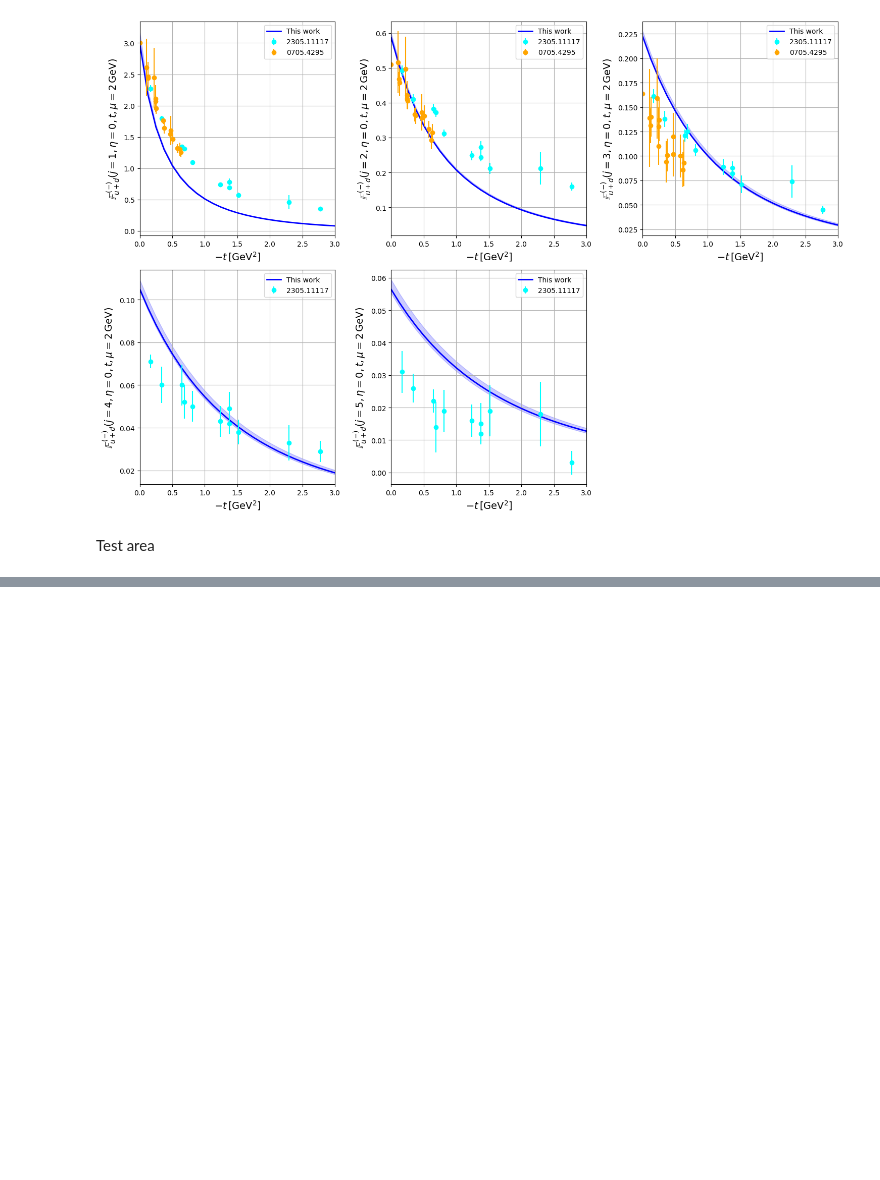
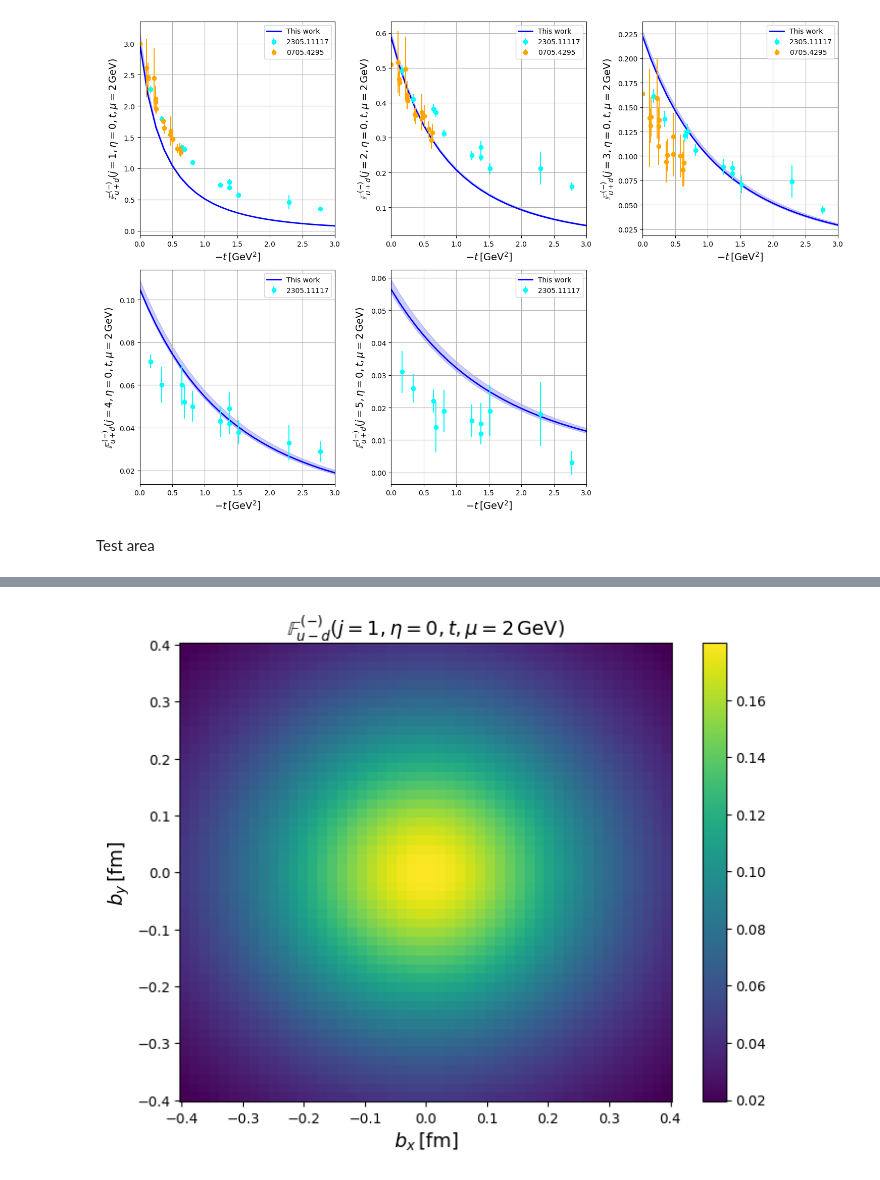
Before and after one commit to HechenMountain/stringy-gpds, a Jupyter notebook: MSTWpdf.ipynb, the cells around one changed output, grey strips where cells are left out. Drawn from its saved outputs; the diff is of its cells as text; code cells hidden in the pictures; blank space fills up the shorter version.

```diff
--- a/MSTWpdf.ipynb
+++ b/MSTWpdf.ipynb
@@ -856,9 +1113,12 @@ def RGE_non_singlet(GPD_in,j,mu2):
 # %% [markdown]
 Plots
 # %%
+# Define plot funtion
 moment_to_function = {
     ("NonSingletIsovector", "A"): uv_minus_dv_Regge,
-    ("NonSingletIsoscalar", "A"): uv_plus_dv_Regge
+    #("NonSingletIsovector", "A"): u_minus_d_Regge,
+    ("NonSingletIsoscalar", "A"): uv_plus_dv_Regge,
+    #("NonSingletIsoscalar", "A"): u_plus_d_Regge
 }
 
 def plot_moments(moment_type, moment_label, y_label, t_max=3, n_t=50, num_columns=3):
@@ -904,14 +1164,14 @@ def plot_moments(moment_type, moment_label, y_label, t_max=3, n_t=50, num_column
 
         if function:
             x_RGE_evolved_moment = RGE_non_singlet(
-                x_integrated_moment(function, n, 0, t_fine, error_type="central"), n, 2**2
-            )[0, 0, :]
+                function(n, 0, t_fine, error_type="central"), n, 2**2
+            )[0, :]
             x_plus_RGE_evolved_moment = RGE_non_singlet(
-                x_integrated_moment(function, n, 0, t_fine, error_type="plus"), n, 2**2
-            )[0, 0, :]
+                function(n, 0, t_fine, error_type="plus"), n, 2**2
+            )[ 0, :]
             x_minus_RGE_evolved_moment = RGE_non_singlet(
-                x_integrated_moment(function, n, 0, t_fine, error_type="minus"), n, 2**2
-            )[0, 0, :]
+                function(n, 0, t_fine, error_type="minus"), n, 2**2
+            )[0, :]
         else:
             print(f"Function for {moment_type} and {moment_label} not found.")
             continue
@@ -1020,0 +1311,7 @@ print(FT_moment(moment_type,moment_label,1,b_vec,r_max, num_points))
+# %%
+moment_type = "NonSingletIsovector"
+moment_label = "A"
+plot_title = "$\\mathbb{{F}}_{{u-d}}^{{\,\,(-)}}$"
+plot_ft_moments(moment_type,moment_label,plot_title, 1, 2)
+# %% [output]
+[figure, added]
```
Also changed, not shown: parts of 4 cells of this notebook, 2 other files.
